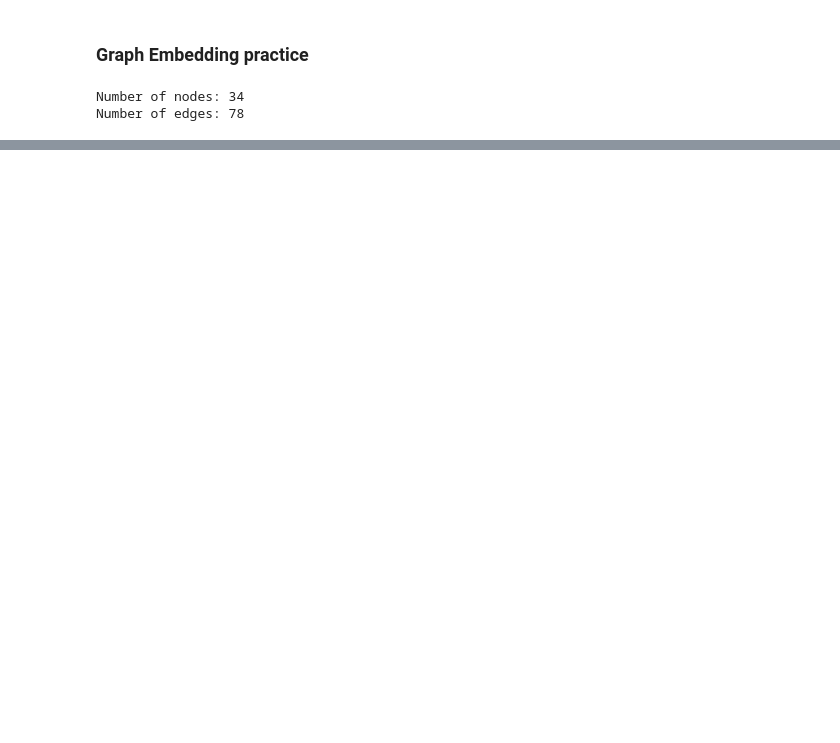
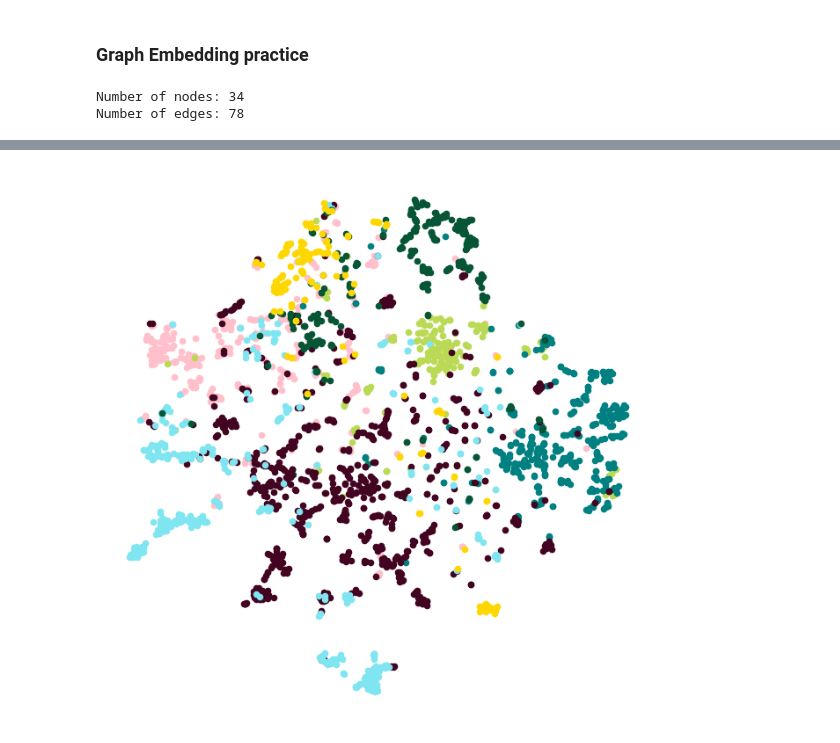
Before and after one commit to DeokhyeonYoon/GNN_Tutorial, a Jupyter notebook: Step3_Graph_Embedding.ipynb, the cells around one changed output, grey strips where cells are left out. Cells and saved outputs as stored; diff of their text form; code cells hidden in the pictures; blank space fills up the shorter version.

```diff
--- a/Step3_Graph_Embedding.ipynb
+++ b/Step3_Graph_Embedding.ipynb
@@ -134,0 +357,55 @@ def plot_embeddings(model, G, algorithm_name):
+# %%
+# Model & Optimizer
+# 모델 로드하고 Optimizer를 설정함
+
+num_workers = 4 if sys.platform == 'linux' else 0
+loader = model.loader(batch_size=128, shuffle=True, num_workers=num_workers)
+optimizer = torch.optim.SparseAdam(list(model.parameters()), lr=0.01)
+# %%
+# Train & Test
+# 학습과 테스트 검증을 동시에 실행하고 임베딩 결과를 시각화
+
+def train():
+    model.train()
+    total_loss = 0
+    for pos_rw, neg_rw in loader:
+        optimizer.zero_grad()
+        loss = model.loss(pos_rw.to(device), neg_rw.to(device))
+        loss.backward()
+        optimizer.step()
+        total_loss += loss.item()
+    return total_loss / len(loader)
+
+@torch.no_grad()
+def test():
+    model.eval()
+    z = model()
+    acc = model.test(train_z = z[data.train_mask],
+                     train_y = data.y[data.train_mask],
+                     test_z = z[data.test_mask],
+                     test_y = data.y[data.test_mask],
+                     max_iter=150,)
+    return acc
+
+for epoch in range(1, 101):
+    loss = train()
+    acc = test()
+    if epoch % 10 == 0:
+        print(f"Epoch: {epoch:03d}, Loss: {loss:.4f}, Acc: {acc:.4f}")
+
+@torch.no_grad()
+def plot_points(colors):
+    model.eval()
+    z = model().cpu().numpy()
+    z = TSNE(n_components=2).fit_transform(z)
+    y = data.y.cpu().numpy()
+
+    plt.figure(figsize=(8,8))
+    for i in range(dataset.num_classes):
+        plt.scatter(z[y == i, 0], z[y == i, 1], s=20, color=colors[i])
+    plt.axis("off")
+    plt.show()
+
+colors = ["#ffc0cb", "#bada55", "#008080", "#420420", "#7fe5f0", "#065535", "#ffd700"]
+plot_points(colors)
+# %% [output]
@@ -134,0 +422 @@ def plot_embeddings(model, G, algorithm_name):
+[figure, added]
```
Also changed, not shown: parts of 18 cells of this notebook, 12 other files.
